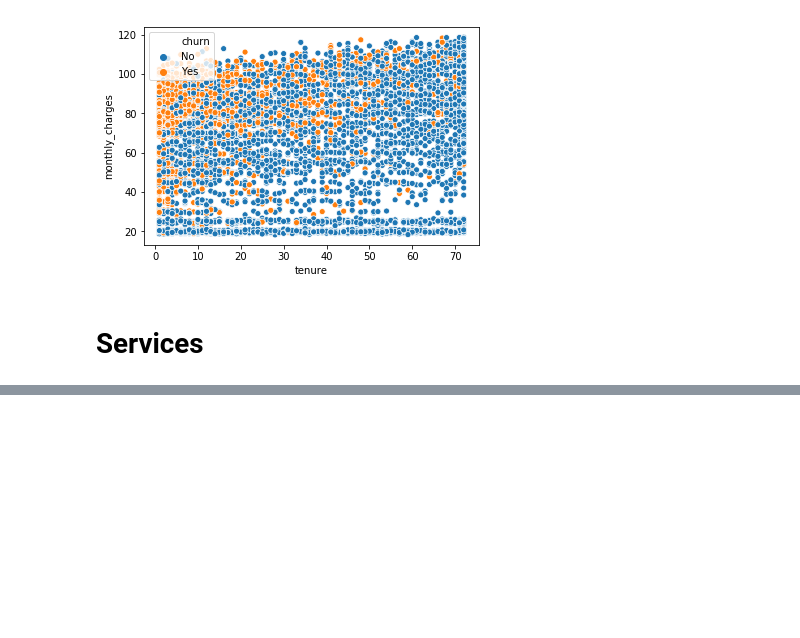
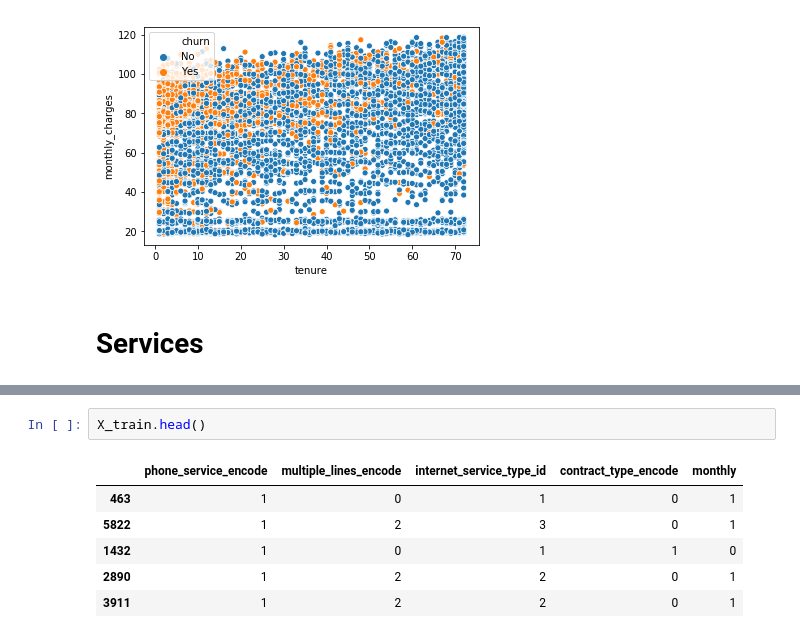
Before and after one commit to classification-telco-project-sanmaco/classification-telco, a Jupyter notebook: Classification-Project-Main.ipynb, the cells around one changed output, grey strips where cells are left out. Drawn from its saved outputs; the diff is of its cells as text; blank space fills up the shorter version.

```diff
--- a/Classification-Project-Main.ipynb
+++ b/Classification-Project-Main.ipynb
@@ -851,0 +922,9 @@ plt.show()
+# %%
+X_train.head()
+# %% [output]
+|  | phone_service_encode | multiple_lines_encode | internet_service_type_id | contract_type_encode | monthly |
+| 463 | 1 | 0 | 1 | 0 | 1 |
+| 5822 | 1 | 2 | 3 | 0 | 1 |
+| 1432 | 1 | 0 | 1 | 1 | 0 |
+| 2890 | 1 | 2 | 2 | 0 | 1 |
+| 3911 | 1 | 2 | 2 | 0 | 1 |
```
Also changed, not shown: parts of 65 cells of this notebook.
